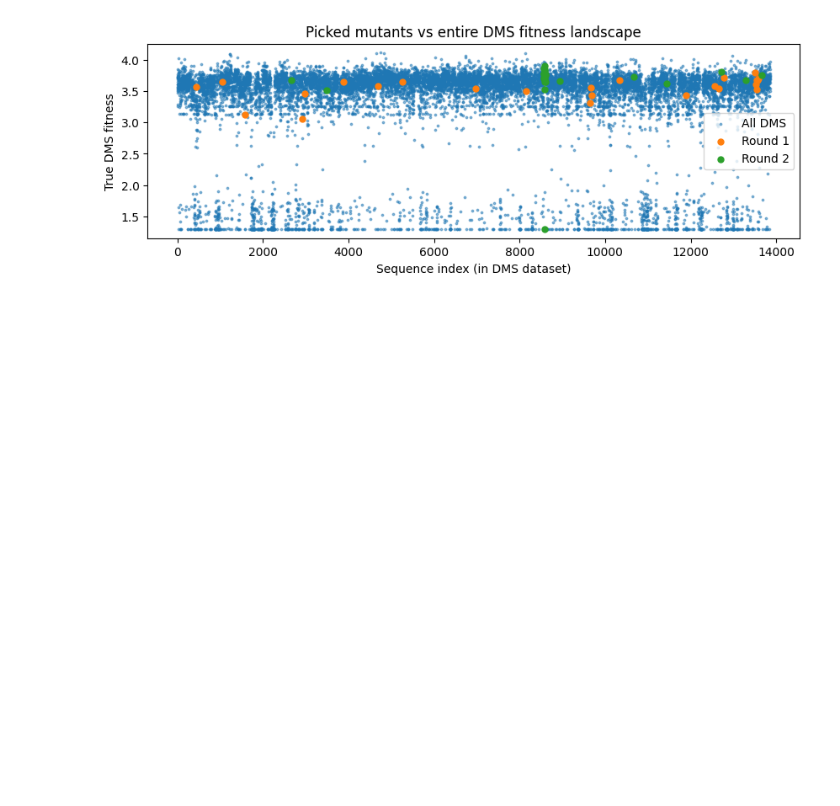
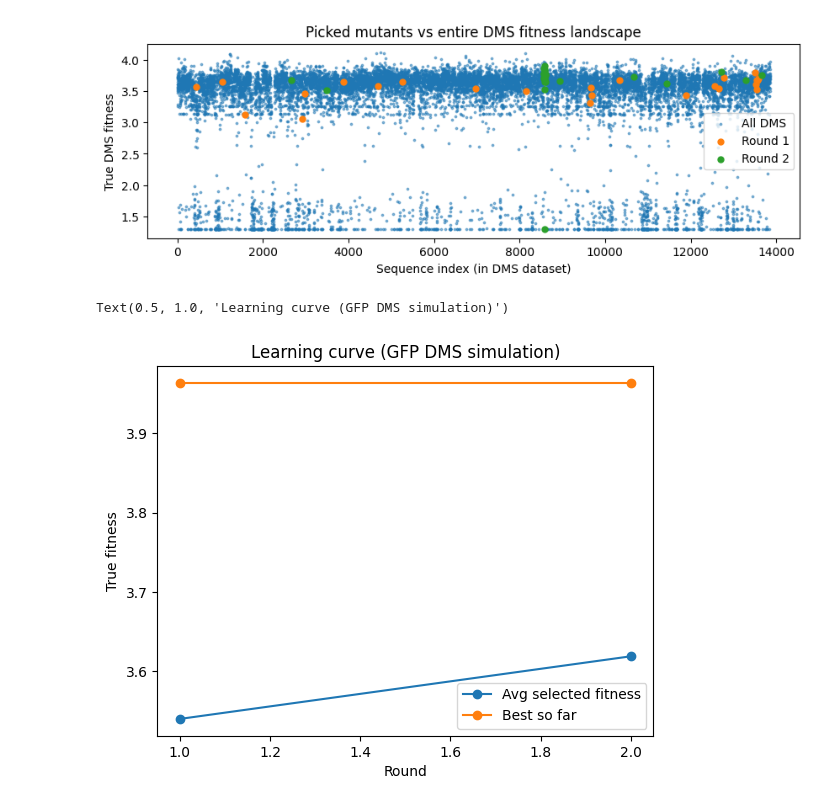
Before and after one commit to theerapas/Rosaloid, a Jupyter notebook: scripts/lookatoutput.ipynb, the cells around one changed output. Cells and saved outputs as stored; diff of their text form; code cells hidden in the pictures; blank space fills up the shorter version.

```diff
--- a/scripts/lookatoutput.ipynb
+++ b/scripts/lookatoutput.ipynb
@@ -118,3 +118,12 @@ plt.legend()
 plt.show()
 # %% [output]
 [figure]
+# %%
+plt.figure()
+plt.plot(summary_df["round"], summary_df["avg_selected"], marker="o", label="Avg selected fitness")
+plt.plot(summary_df["round"], summary_df["best_so_far"], marker="o", label="Best so far")
+plt.legend(); plt.xlabel("Round"); plt.ylabel("True fitness")
+plt.title("Learning curve (GFP DMS simulation)")
+# %% [output]
+Text(0.5, 1.0, 'Learning curve (GFP DMS simulation)')
+[figure, added]
```
Also changed, not shown: 8 other files.
